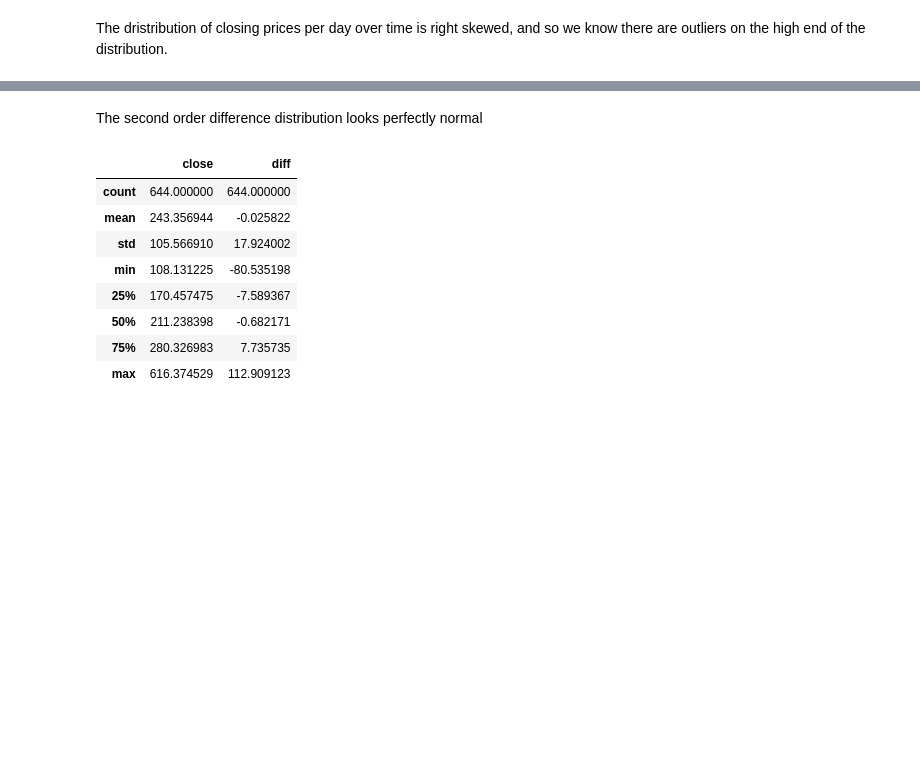
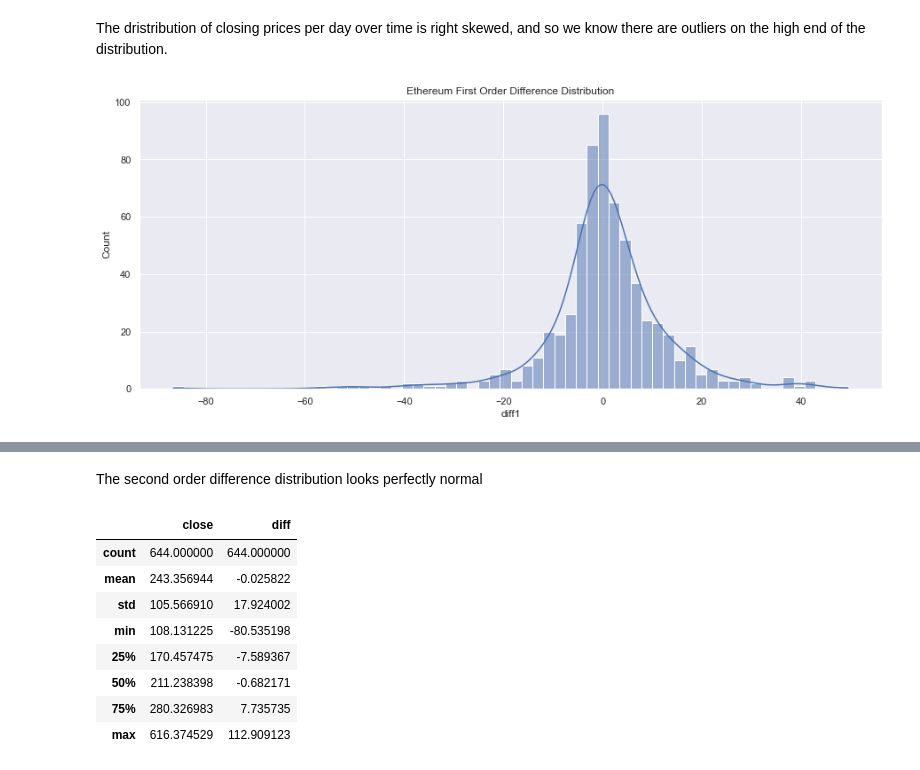
Before and after one commit to leonardosavasta/ethereum_analysis, a Jupyter notebook: DataExploration.ipynb, the cells around one changed output, grey strips where cells are left out. Drawn from its saved outputs; the diff is of its cells as text; code cells hidden in the pictures; blank space fills up the shorter version.

```diff
--- a/DataExploration.ipynb
+++ b/DataExploration.ipynb
@@ -56,5 +56,12 @@ ethusd_data['diff'] = ethusd_data['diff'] - ethusd_data['diff'].shift(1)
 ethusd_data = pd.concat((ethusd_data['diff'].rolling(7).mean(), ethusd_data), join='inner', axis=1).dropna().reset_index(drop=True)
 ethusd_data.columns = ethusd_data.columns = ["diff_ma"] + list(ethusd_data.columns)[1:]
+# %%
+fig, ax = plt.subplots(figsize=(15,6))
+ax.set_title("Ethereum First Order Difference Distribution")
+sns.histplot(ax=ax, x='diff1', data=ethusd_data, kde=True)
+plt.show()
+# %% [output]
+[figure, added]
 # %%
 fig, ax = plt.subplots(figsize=(15,6))
 ax.set_title("Ethereum Second Order Difference Distribution")
```
Also changed, not shown: parts of 5 cells of this notebook.
